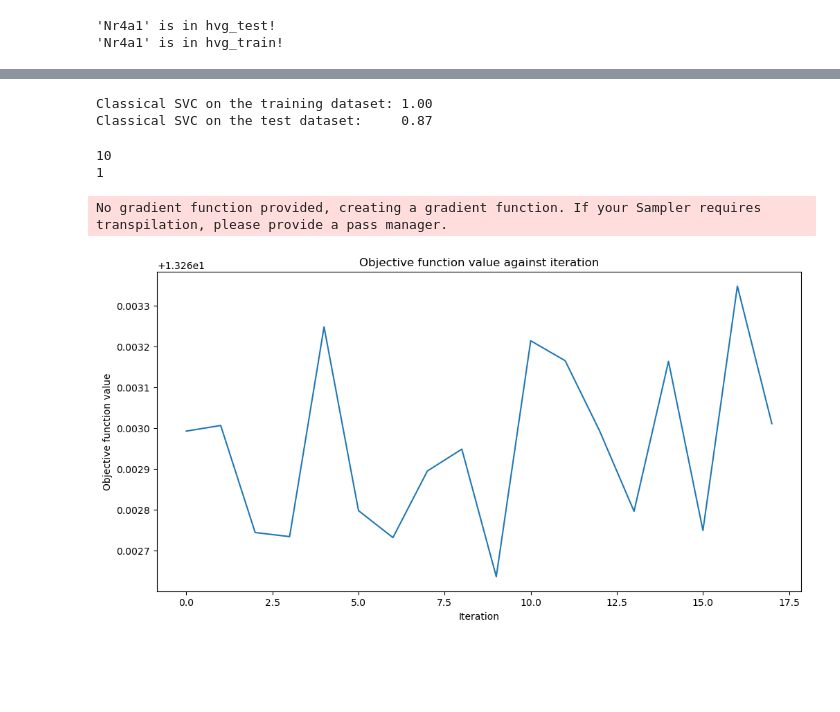
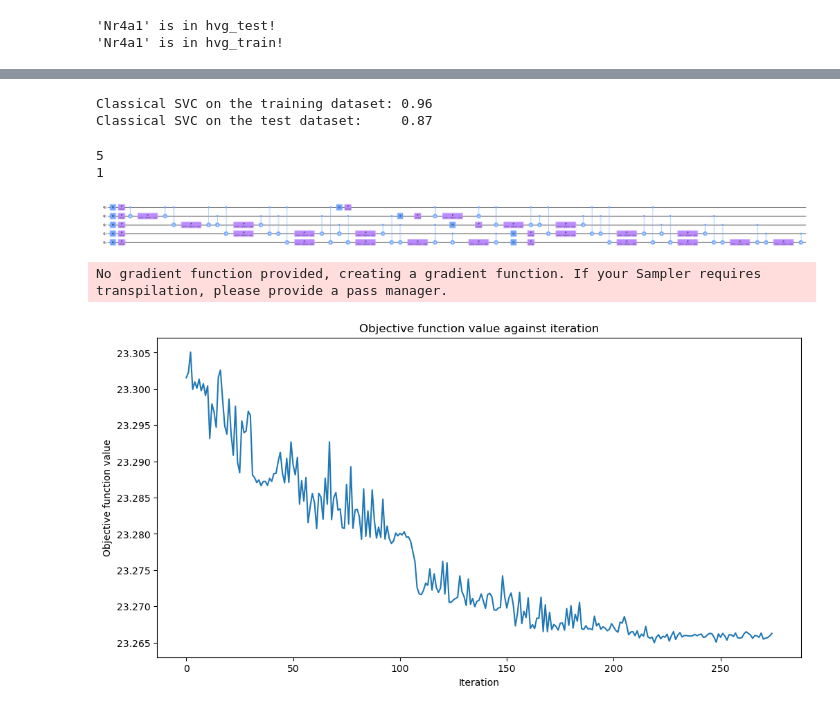
Before and after one commit to sromero1992/scGEAToolbox_addson, a Jupyter notebook: Qiskit/qnn/qnn_cells.ipynb, the cells around one changed output, grey strips where cells are left out. Cells and saved outputs as stored; diff of their text form; code cells hidden in the pictures; blank space fills up the shorter version.

Commit message:
Standardization of leiden clustering pipeline, qnn initial test -advances

```diff
--- a/Qiskit/qnn/qnn_cells.ipynb
+++ b/Qiskit/qnn/qnn_cells.ipynb
@@ -4,7 +4,8 @@ from sklearn.model_selection import train_test_split
 from qiskit_machine_learning.utils import algorithm_globals
 
 # Load the AnnData object
-fname = 'mouse_colon.h5ad'
+fname = 'sce_data.h5ad'
+#fname = 'Z:\selim_working_dir\PERCEPTION2_selim_custom\cancer_cell_lines.h5ad'
 adata = sc.read_h5ad(fname)
 # %%
 # Fix this bug on write_h5ad matlab function
@@ -152,12 +207,4 @@ print(np.min(adata_test.X), np.max(adata_test.X), np.mean(adata_test.X))
 # %%
-# Classical solver
-from sklearn.svm import SVC
-
-train_labels = adata_train.obs['cell_type']
-test_labels =  adata_test.obs['cell_type']
-Xtrain = adata_train.obsm['X_pca']
-Xtest = adata_test.obsm['X_pca']
-
 svc = SVC()
 _ = svc.fit(Xtrain, train_labels)  # suppress printing the return value
 train_score_c4 = svc.score(Xtrain, train_labels)
@@ -166,5 +213,5 @@ test_score_c4 = svc.score(Xtest, test_labels)
 print(f"Classical SVC on the training dataset: {train_score_c4:.2f}")
 print(f"Classical SVC on the test dataset:     {test_score_c4:.2f}")
 # %% [output]
-Classical SVC on the training dataset: 1.00
+Classical SVC on the training dataset: 0.96
 Classical SVC on the test dataset:     0.87
@@ -180,8 +218,14 @@ num_features = Xtrain.shape[1]
 # %%
+from qiskit.circuit.library import ZZFeatureMap
+
+num_features = Xtrain.shape[1]
+
 feature_map = ZZFeatureMap(feature_dimension=num_features, reps=2)
 print(feature_map.num_qubits)  # Should match num_features
 print(feature_map.depth())     # Check depth for debugging
-#feature_map.decompose().draw(output="mpl", style="clifford", fold=20)
+
+feature_map.decompose().draw(output="mpl", style="clifford", fold=1)
 # %% [output]
-10
+5
 1
+[figure, added]
@@ -206,18 +251,31 @@ ansatz = RealAmplitudes(num_qubits=num_features, reps=3)
 # %%
 from matplotlib import pyplot as plt
 from IPython.display import clear_output
+from matplotlib.ticker import ScalarFormatter
 
 objective_func_vals = []
 plt.rcParams["figure.figsize"] = (12, 6)
 
+def callback_graph(weights, obj_func_eval):
+    from IPython.display import clear_output
 
-def callback_graph(weights, obj_func_eval):
     clear_output(wait=True)
     objective_func_vals.append(obj_func_eval)
+
+    plt.figure(figsize=(12, 6))
     plt.title("Objective function value against iteration")
     plt.xlabel("Iteration")
     plt.ylabel("Objective function value")
+
+    # Plot the objective function values
     plt.plot(range(len(objective_func_vals)), objective_func_vals)
+
+    # Format the y-axis to show floating-point numbers
+    ax = plt.gca()
+    ax.yaxis.set_major_formatter(ScalarFormatter(useMathText=False))
+    ax.yaxis.get_major_formatter().set_scientific(False)
+    ax.ticklabel_format(useOffset=False)
+
     plt.show()
 # %%
 import time
@@ -235,43 +293,28 @@ No gradient function provided, creating a gradient function. If your Sampler req
 # %%
 import numpy as np
 
 
 # Convert train and test labels to NumPy arrays
 train_labels = np.array(adata_train.obs['cell_type'])
 test_labels = np.array(adata_test.obs['cell_type'])
 
-# Save an untrained model to disk first
-vqc.save("vqc_checkpoint.model")
+# Load the model
+#vqc = VQC.load("vqc_checkpoint.model")
+#vqc.warm_start = True  # Allow training continuation
 
-batch_size = Xtrain.shape[0]
-#batch_size = 10000  # Choose a size that fits your memory
-num_batches = (len(Xtrain) + batch_size - 1) // batch_size  # Ceiling division
+start = time.time()
+vqc.fit(Xtrain, train_labels)
+elapsed = time.time() - start
 
+#vqc.save("vqc_checkpoint.model")
 
-for i in range(num_batches):
-    # Load the model
-    vqc = VQC.load("vqc_checkpoint.model")
-    vqc.warm_start = True  # Allow training continuation
-
-    # Prepare the current batch
-    start = i * batch_size
-    end = min(start + batch_size, len(Xtrain))  # Ensure we don't exceed the array size
-    batch_features = Xtrain[start:end]
-    batch_labels = train_labels[start:end]
-
-    # Train on the current batch
-    vqc.fit(batch_features, batch_labels)
-
-    # Save the model after each batch
-    vqc.save("vqc_checkpoint.model")
+print(f"Training time: {round(elapsed)} seconds")
 
 # Final evaluation (optional)
 train_score = vqc.score(Xtrain, train_labels)
 print("Train score:", train_score)
 
 test_score = vqc.score(Xtest, test_labels)
 print("Test score:", test_score)
-#print(f"Classical SVC on the training dataset: {train_score_c4:.2f}")
-#print(f"Classical SVC on the test dataset:     {test_score_c4:.2f}")
 # %% [output]
-[figure, old version]
+[figure, new version]
```
Also changed, not shown: parts of 18 cells of this notebook, 4 other files.
